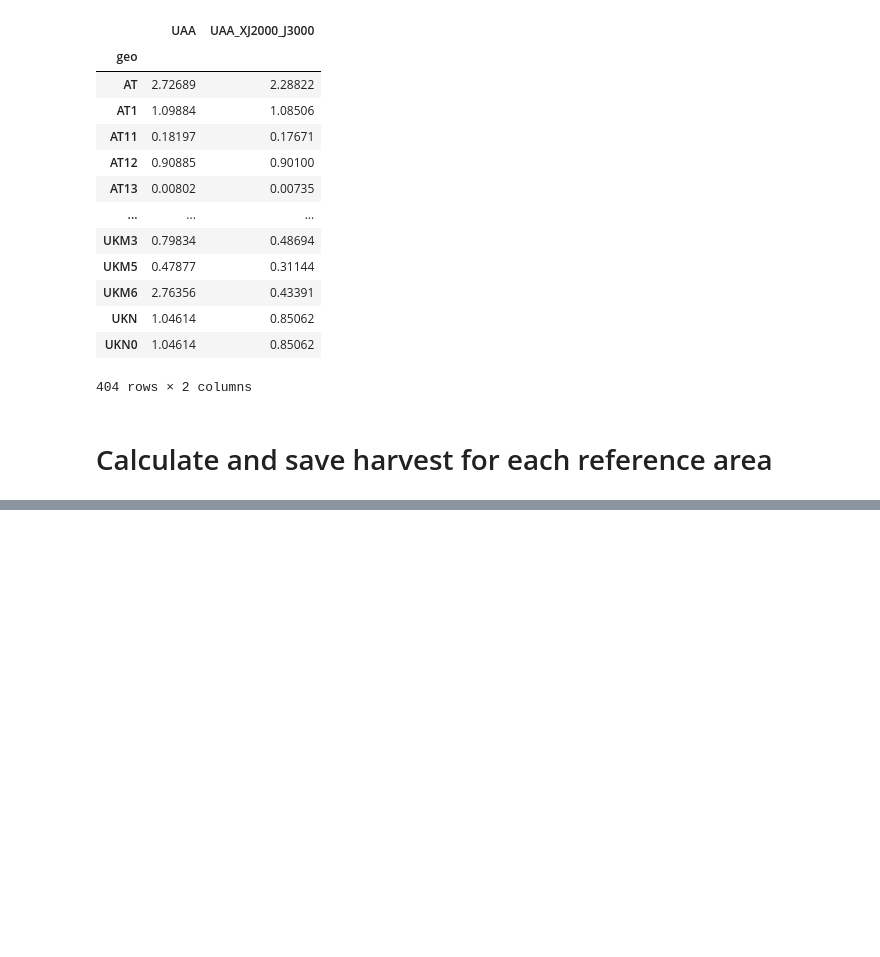
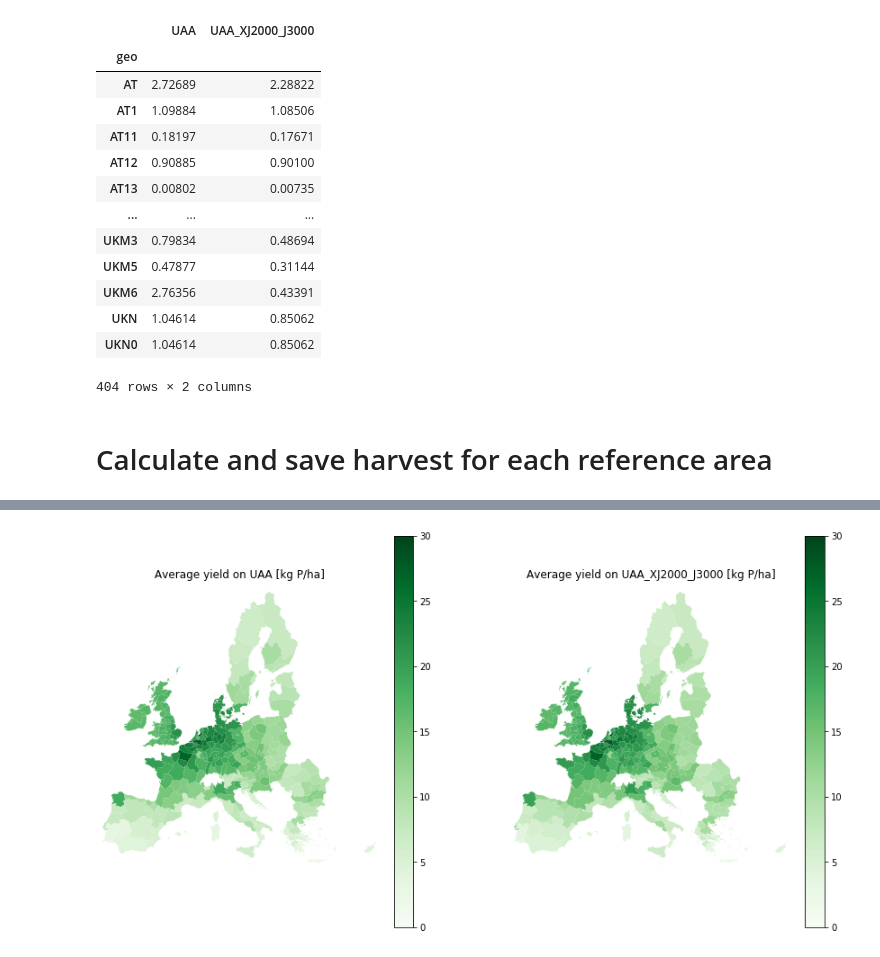
Before and after one commit to rasmuse/subnational-p-budgets, a Jupyter notebook: Crop production.ipynb, the cells around one changed output, grey strips where cells are left out. Cells and saved outputs as stored; diff of their text form; code cells hidden in the pictures; blank space fills up the shorter version.

```diff
--- a/Crop production.ipynb
+++ b/Crop production.ipynb
@@ -1096,3 +1160,21 @@ refarea_harvests
 404 rows × 2 columns
+# %%
+mean_yields = refarea_harvests / refareas
+# %%
+nuts_geo = geopandas.read_file(settings.NUTS_GIS_PATH).set_index('NUTS_ID')
+fig, axs = plt.subplots(ncols=len(mean_yields.columns))
+
+for col, ax in zip(mean_yields.columns, axs):
+    (
+        nuts_geo
+        .join(mean_yields[col], how='inner')
+        .pipe(nuts.filter_nuts_level, 2)
+        .plot(col, legend=True, cmap=mpl.cm.Greens, vmin=0, vmax=30, ax=ax)
+    )
+    plots.adj_geoplot(ax)
+    ax.set_title(f'Average yield on {col} [kg P/ha]')
+fig.set_size_inches(15, 8)
+# %% [output]
+[figure, added]
 # %%
 refarea_harvests.to_csv(settings.HARVEST_PATH)
```
Also changed, not shown: parts of 18 cells of this notebook.
